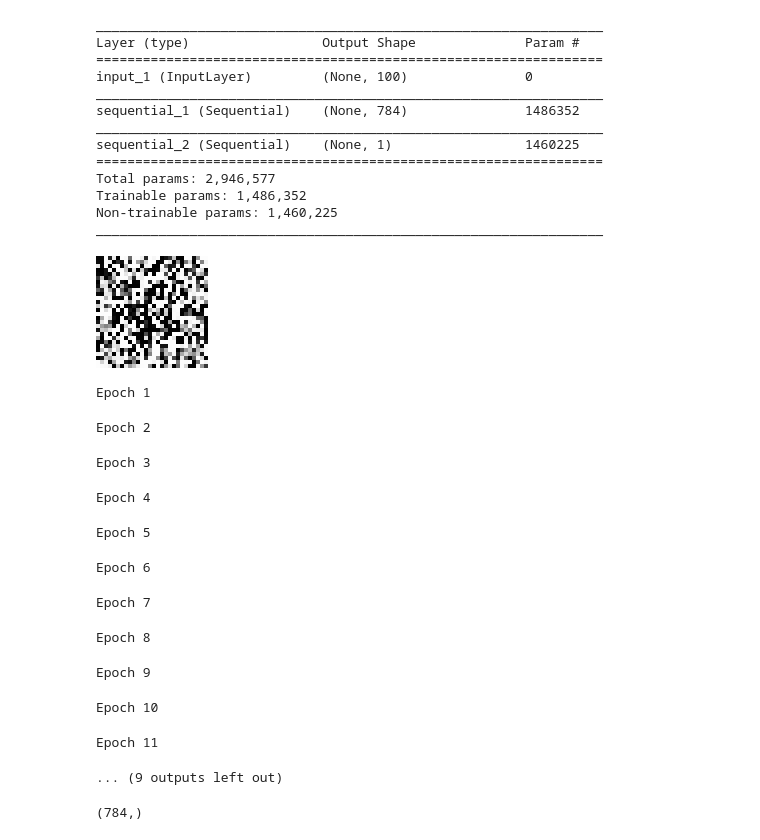
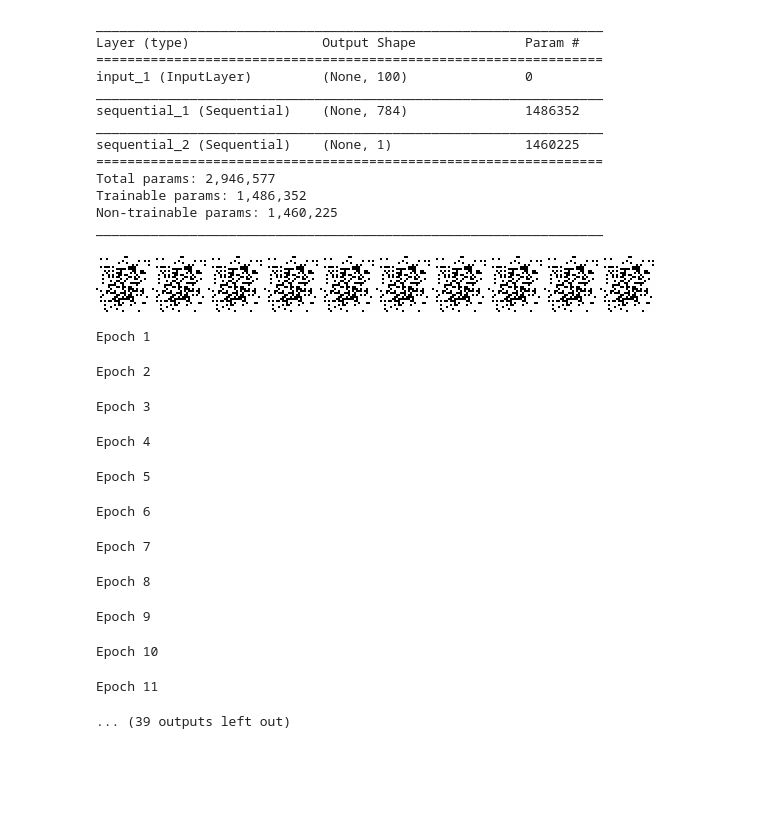
Before and after one commit to jchen8000/MachineLearning, a Jupyter notebook: Generative Adversarial Network/generative_adversarial_network.ipynb, the cells around one changed output. Cells and saved outputs as stored; diff of their text form; code cells hidden in the pictures; blank space fills up the shorter version.

```diff
--- a/Generative Adversarial Network/generative_adversarial_network.ipynb
+++ b/Generative Adversarial Network/generative_adversarial_network.ipynb
@@ -152,7 +152,6 @@ import time
 import numpy as np
 from IPython.display import SVG, display
 from PIL import Image
-from PIL.ImageOps import invert
 
 def invert_image(img):
     return( np.invert(img)  )
@@ -160,27 +159,36 @@ def invert_image(img):
 
 def denomalize_image(img, invert=False):
     if img.dtype is np.dtype(np.float32):
-      imgage = img * 255
-      imgage = imgage.astype('uint8')
+      image = img * 255
+      image = image.astype('uint8')
+    else:
+      image = img
 
     if invert == True:
-      imgage = invert_image( imgage )
+      image = invert_image( image )
 
-    return( imgage )
+    return( image )
 
 
-
-def init_display(img, resize_dim=(112,112)):
+def init_display(img, zoom=2):
+    height, width = img.shape
     img_array=denomalize_image(img, invert=True)
     img_disp = Image.fromarray(img_array,mode='P')
-    out = display(img_disp.resize(resize_dim), display_id=True)
+    if zoom == 1:
+      out = display(img_disp, display_id=True)
+    else:
+      out = display(img_disp.resize((width*zoom,height*zoom)), display_id=True)
     return( out )
 
 
-def update_display(out, img, resize_dim=(112,112)):
+def update_display(out, img, zoom=2):
+    height, width = img.shape
     img_array=denomalize_image(img, invert=True)
     img_disp = Image.fromarray(img_array,mode='P')
-    out.update(img_disp.resize(resize_dim))
+    if zoom == 1:
+      out.update(img_disp)
+    else:
+      out.update(img_disp.resize((width*zoom,height*zoom)))
 # %%
 def training(epochs=1, batch_size=128):
 
@@ -194,7 +202,8 @@ def training(epochs=1, batch_size=128):
     gan = create_gan(discriminator, generator)
 
 
-    display_output = init_display(X_train[0].reshape(28,28))
+    display_output = init_display(np.concatenate(X_train[0:batch_size].reshape(batch_size,28,28),axis = 1))
+
 
     for e in range(1,epochs+1 ):
         print("Epoch %d" %e)
@@ -232,26 +241,22 @@ def training(epochs=1, batch_size=128):
             #and training the chained GAN model with Discriminator’s weights freezed.
             gan.train_on_batch(noise, y_gen)
 
-        if e == 1 or e % 2 == 0:
+        if e == 1 or e % 5 == 0:
             #plot_generated_images(e, generator)
-            update_display(display_output, generated_images[0].reshape(28,28))
+            update_display(display_output, np.concatenate( generated_images[0:batch_size].reshape(batch_size,28,28),axis = 1) )
-# %%
-training(20,4)
-# %% [output]
-[figure, removed]
-Epoch 1
-Epoch 2
-Epoch 3
-Epoch 4
-Epoch 5
-Epoch 6
-Epoch 7
-Epoch 8
-Epoch 9
-Epoch 10
-Epoch 11
-... (9 outputs left out)
-# %%
-X_train[0].shape
-# %% [output]
-(784,)
+# %%
+training(50,10)
+# %% [output]
+[figure, added]
+Epoch 1
+Epoch 2
+Epoch 3
+Epoch 4
+Epoch 5
+Epoch 6
+Epoch 7
+Epoch 8
+Epoch 9
+Epoch 10
+Epoch 11
+... (39 outputs left out)
```
